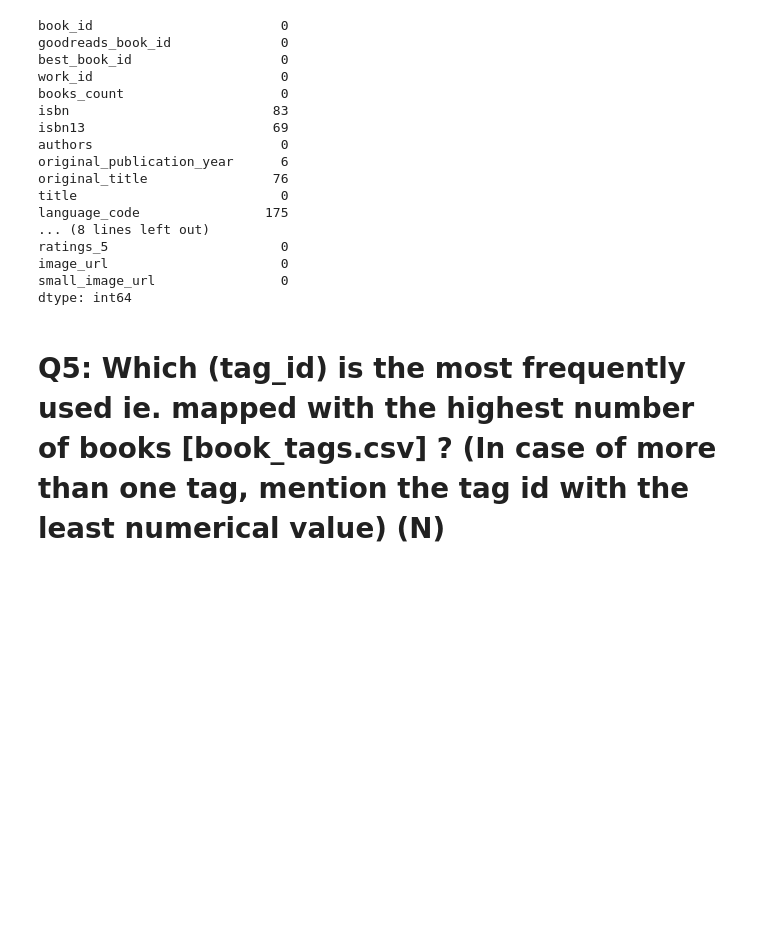
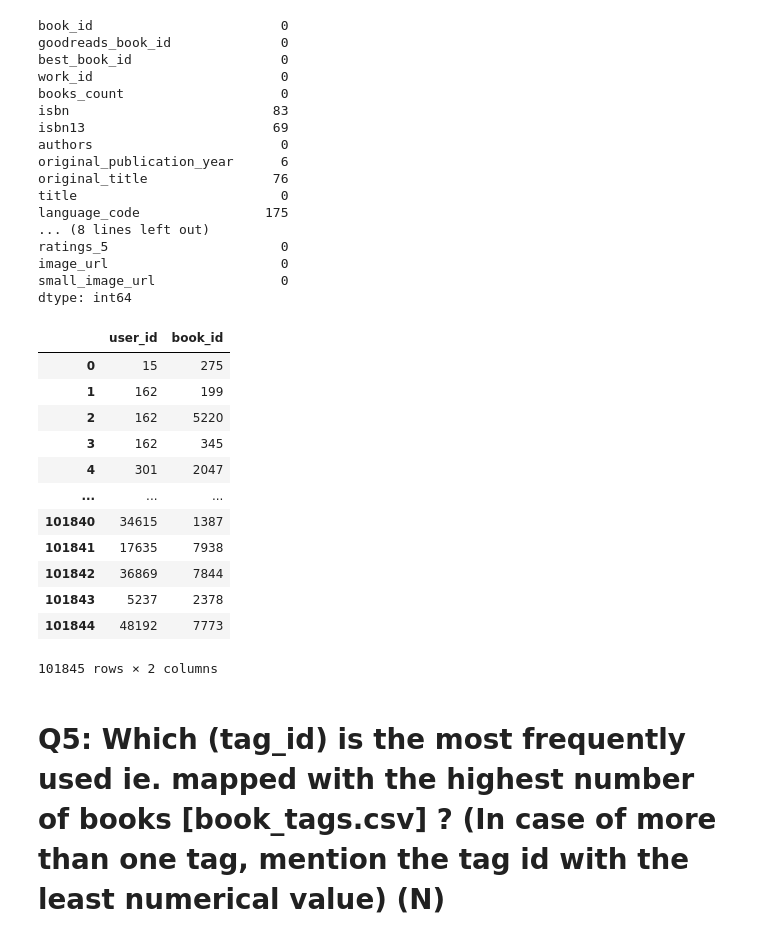
Before and after one commit to sonjaove/progg-and-DS-from-IITM, a Jupyter notebook: project work/project 2/project2.ipynb, the cells around one changed output. Cells and saved outputs as stored; diff of their text form; code cells hidden in the pictures; blank space fills up the shorter version.

```diff
--- a/project work/project 2/project2.ipynb
+++ b/project work/project 2/project2.ipynb
@@ -122,3 +128,19 @@ books=books[['book_id','work_id','authors','title','books_count','average_rating
+# %%
+toread
+# %% [output]
+|  | user_id | book_id |
+| 0 | 15 | 275 |
+| 1 | 162 | 199 |
+| 2 | 162 | 5220 |
+| 3 | 162 | 345 |
+| 4 | 301 | 2047 |
+| ... | ... | ... |
+| 101840 | 34615 | 1387 |
+| 101841 | 17635 | 7938 |
+| 101842 | 36869 | 7844 |
+| 101843 | 5237 | 2378 |
+| 101844 | 48192 | 7773 |
+101845 rows × 2 columns
 # %% [markdown]
 # Q5: Which (tag_id) is the most frequently used ie. mapped with the highest number of books [book_tags.csv] ? (In case of more than one tag, mention the tag id with the least numerical value) (N)
 # %%
```
Also changed, not shown: parts of 21 cells of this notebook.
